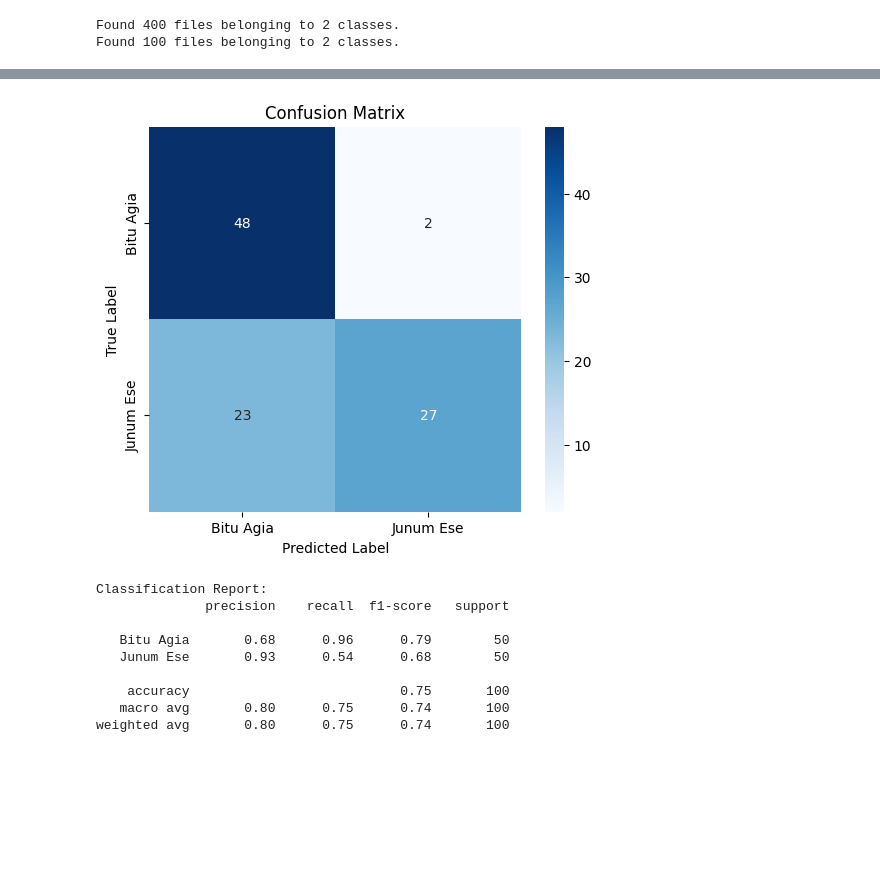
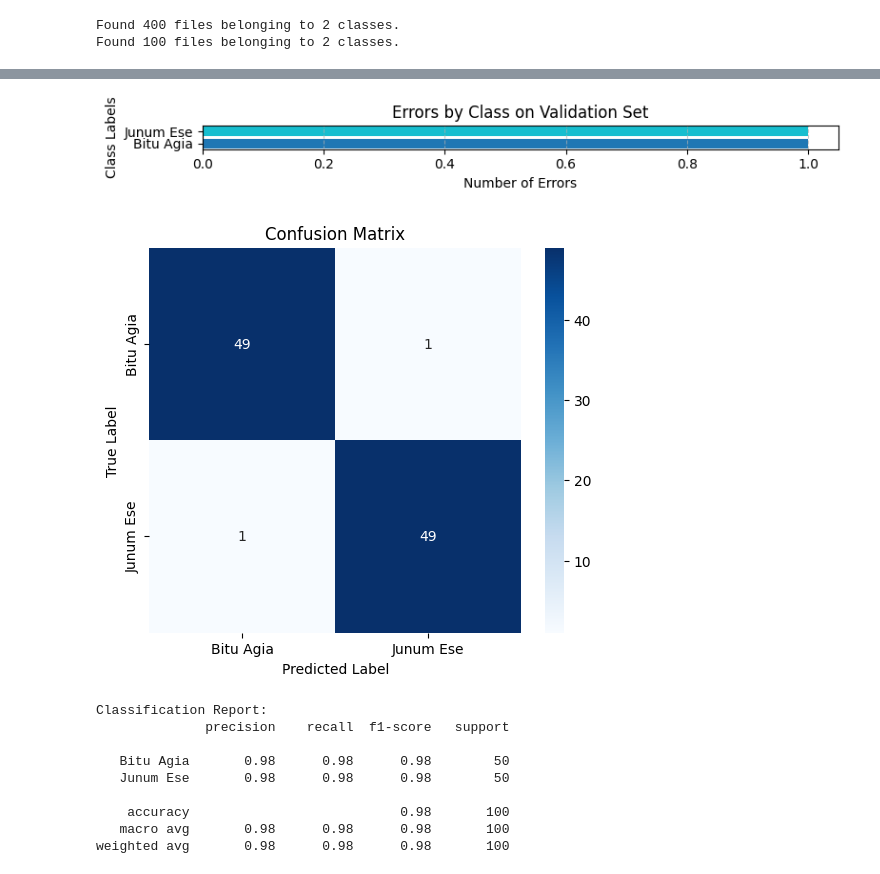
Before and after one commit to wahyunirosyidah/Klasifikasi-Jenis-Jenis-Noken-Menggunakan-CNN, a Jupyter notebook: ResNet50_Binary.ipynb, the cells around one changed output, grey strips where cells are left out. Drawn from its saved outputs; the diff is of its cells as text; code cells hidden in the pictures; blank space fills up the shorter version.

Commit message:
ResNet50 Binary. dengan imagenet

```diff
--- a/ResNet50_Binary.ipynb
+++ b/ResNet50_Binary.ipynb
@@ -119,25 +132,22 @@ data_augmentation=tf.keras.Sequential([
 # %%
+# Load ResNet50 (Tanpa Top Layer)
 base_model = tf.keras.applications.ResNet50(include_top=False,
-                                                  input_shape=(IMAGE_SIZE, IMAGE_SIZE, 3),
-                                                  pooling='avg',
-                                                  weights='imagenet')
+                                            input_shape=(IMAGE_SIZE, IMAGE_SIZE, 3),
+                                            pooling='avg',  # Sudah melakukan Global Average Pooling
+                                            weights='imagenet'
+)
 for layer in base_model.layers:
     layer.trainable = False
 # %%
 #create model
 def create_model():
-    model=tf.keras.models.Sequential([
-        data_augmentation,
+    model = tf.keras.models.Sequential([
         base_model,
-        tf.keras.layers.Flatten(),
         tf.keras.layers.Dense(512, activation='relu'),
-        #add
         tf.keras.layers.BatchNormalization(),
         tf.keras.layers.Dropout(0.5),
-        tf.keras.layers.Dense(1, activation='sigmoid')
+        tf.keras.layers.Dense(1, activation='sigmoid')  # Binary Classification
     ])
-
-
     return model
 # %%
 model = create_model()
@@ -239,14 +245,21 @@ Validation Accuracy: 76.04 %
 # %%
-import numpy as np
-import matplotlib.pyplot as plt
-import seaborn as sns
-from sklearn.metrics import confusion_matrix, classification_report
-
-class_names = validation_dataset.class_names
-
 # Evaluasi Model
 y_true = []
 y_pred = []
+
+# Simpan class names sebelum dataset diubah
+raw_train_dataset = tf.keras.utils.image_dataset_from_directory(
+    data_train,
+    image_size=(IMAGE_SIZE, IMAGE_SIZE),
+    batch_size=BATCH_SIZE,
+    label_mode=LABEL_MODE,
+    seed=42
+)
+
+class_names = raw_train_dataset.class_names
+
+# Terapkan normalisasi ke dataset
+validation_dataset = validation_dataset.map(normalize_data)
 
 for images, labels in validation_dataset_final:
     preds = model.predict(images)
@@ -270,14 +283,12 @@ filtered_errors = [errors for errors in errors_per_class if errors > 0]
 # Errors by Class
 if len(filtered_labels) > 0:
     colors = plt.cm.tab10(np.linspace(0, 1, len(filtered_labels)))
-
     plt.figure(figsize=(8, len(filtered_labels) * 0.6))
     plt.barh(filtered_labels, filtered_errors, color=colors)
     plt.title('Errors by Class on Validation Set', fontsize=12)
     plt.xlabel('Number of Errors', fontsize=10)
     plt.ylabel('Class Labels', fontsize=10)
     plt.grid(axis='x', linestyle='--', alpha=0.7)
-
     plt.tight_layout()
     plt.show()
 else:
@@ -302,10 +314,11 @@ print(classification_report(y_true, y_pred, target_names=class_names))
-[figure, old version]
+[figure, new version]
+[figure, added]
 Classification Report:
               precision    recall  f1-score   support
 
-   Bitu Agia       0.68      0.96      0.79        50
-   Junum Ese       0.93      0.54      0.68        50
+   Bitu Agia       0.98      0.98      0.98        50
+   Junum Ese       0.98      0.98      0.98        50
 
-    accuracy                           0.75       100
-   macro avg       0.80      0.75      0.74       100
-weighted avg       0.80      0.75      0.74       100
+    accuracy                           0.98       100
+   macro avg       0.98      0.98      0.98       100
+weighted avg       0.98      0.98      0.98       100
```
Also changed, not shown: parts of 9 cells of this notebook.
